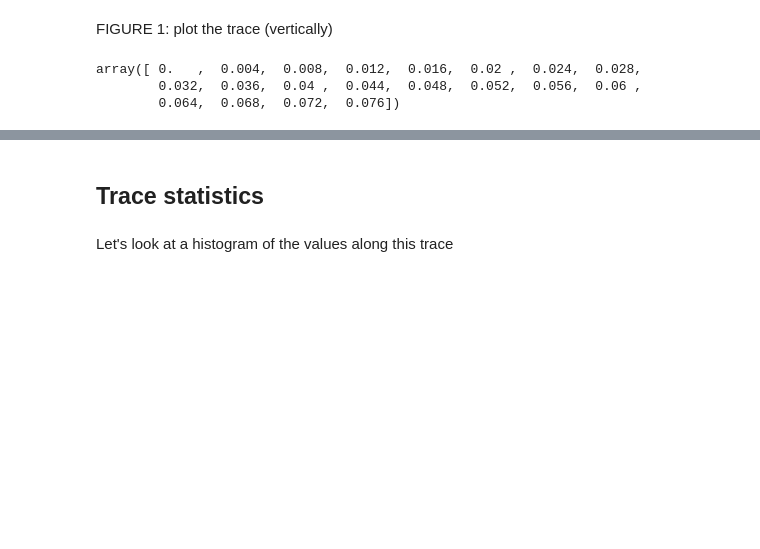
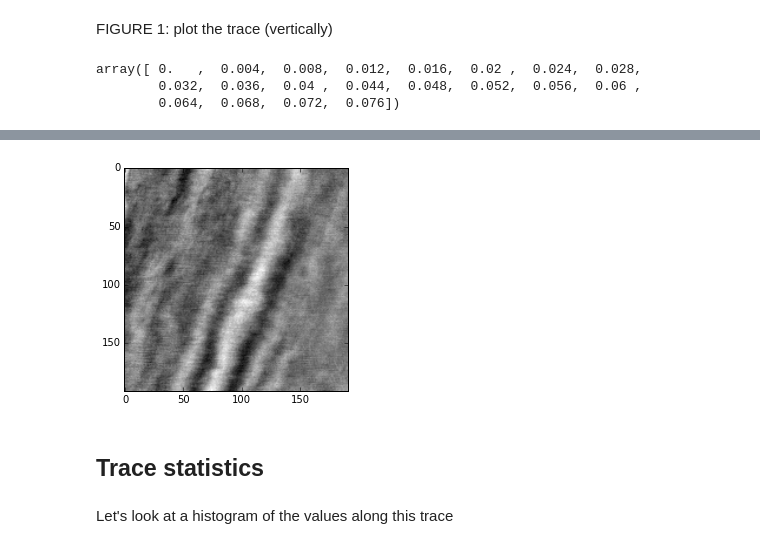
Before and after one commit to agilescientific/g3, a Jupyter notebook: hacking/Seismic_to_json.ipynb, the cells around one changed output, grey strips where cells are left out. Cells and saved outputs as stored; diff of their text form; code cells hidden in the pictures; blank space fills up the shorter version.

```diff
--- a/hacking/Seismic_to_json.ipynb
+++ b/hacking/Seismic_to_json.ipynb
@@ -131,3 +141,8 @@ ax1.grid()
+# %%
+plt.imshow(volume[..., 100], cmap='gray')
+plt.show()
+# %% [output]
+[figure, added]
 # %% [markdown]
 ## Trace statistics
 # %% [markdown]
```
Also changed, not shown: parts of 27 cells of this notebook, 4 other files.
